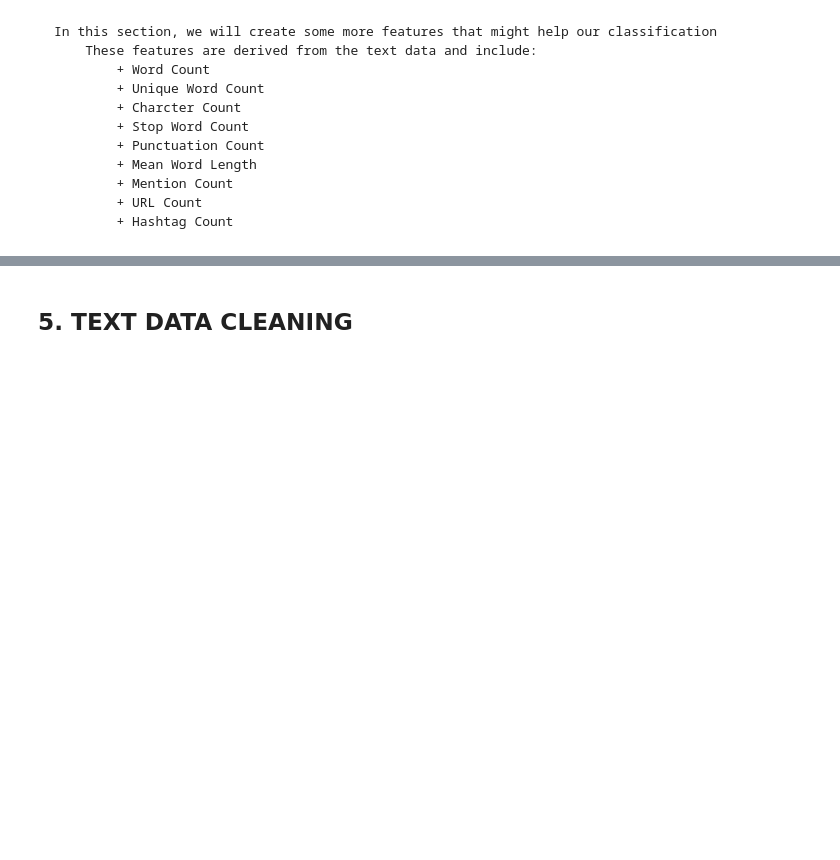
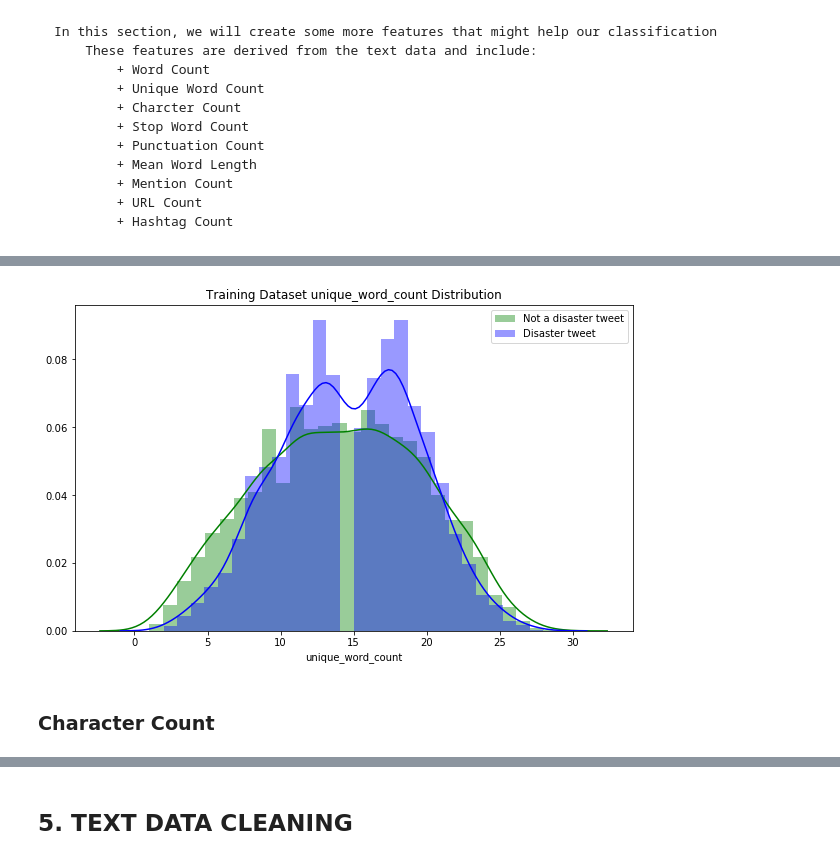
Before and after one commit to FanusArefaine/Real-or-Not-NLP-with-Disaster-Tweets, a Jupyter notebook: Tweets_NLP_Notebook.ipynb, the cells around one changed output, grey strips where cells are left out. Saved outputs shown, nothing was run; the diff lists cells and outputs as text; code cells hidden in the pictures; blank space fills up the shorter version.

```diff
--- a/Tweets_NLP_Notebook.ipynb
+++ b/Tweets_NLP_Notebook.ipynb
@@ -319,0 +276,13 @@ dist_plot('hashtag_count')
+# %%
+# Creating Unique Word Count feature in training and testing datasets
+
+train_df = fc.unique_word_count(train_df)
+test_df = fc.unique_word_count(test_df)
+# %%
+# Visual distribution of Unique Word Count agaist the target values
+
+viz.distribution_plot(train_df, 'unique_word_count')
+# %% [output]
+[figure, added]
+# %% [markdown]
+### Character Count
```
Also changed, not shown: parts of 144 cells of this notebook.
